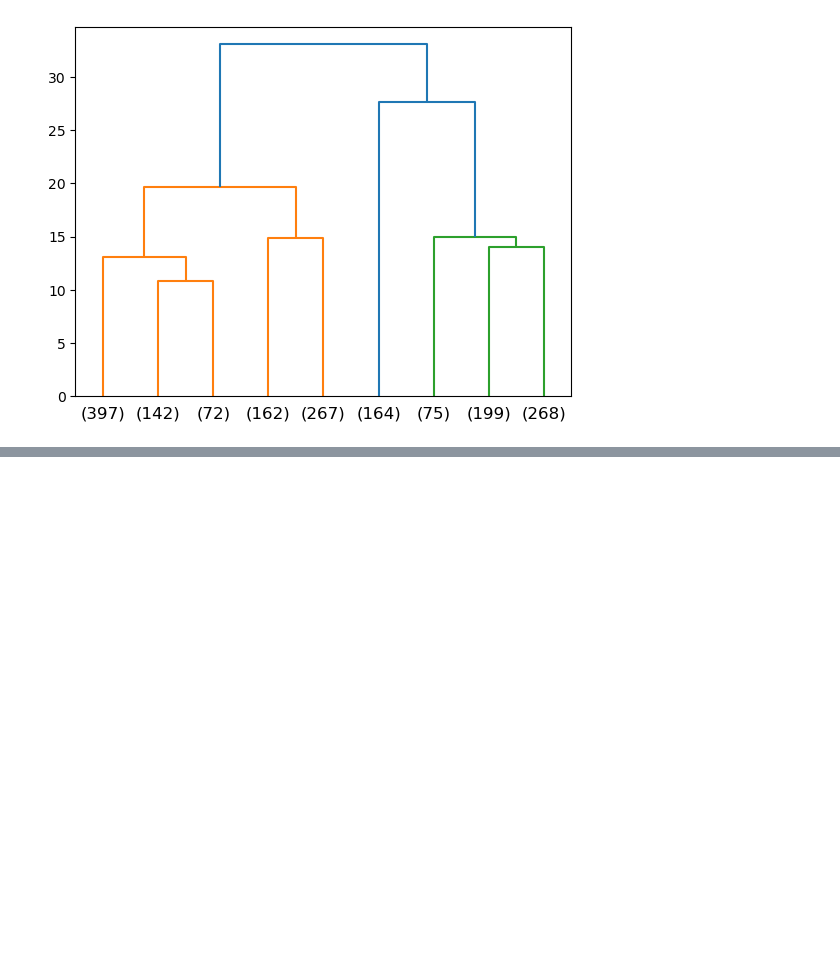
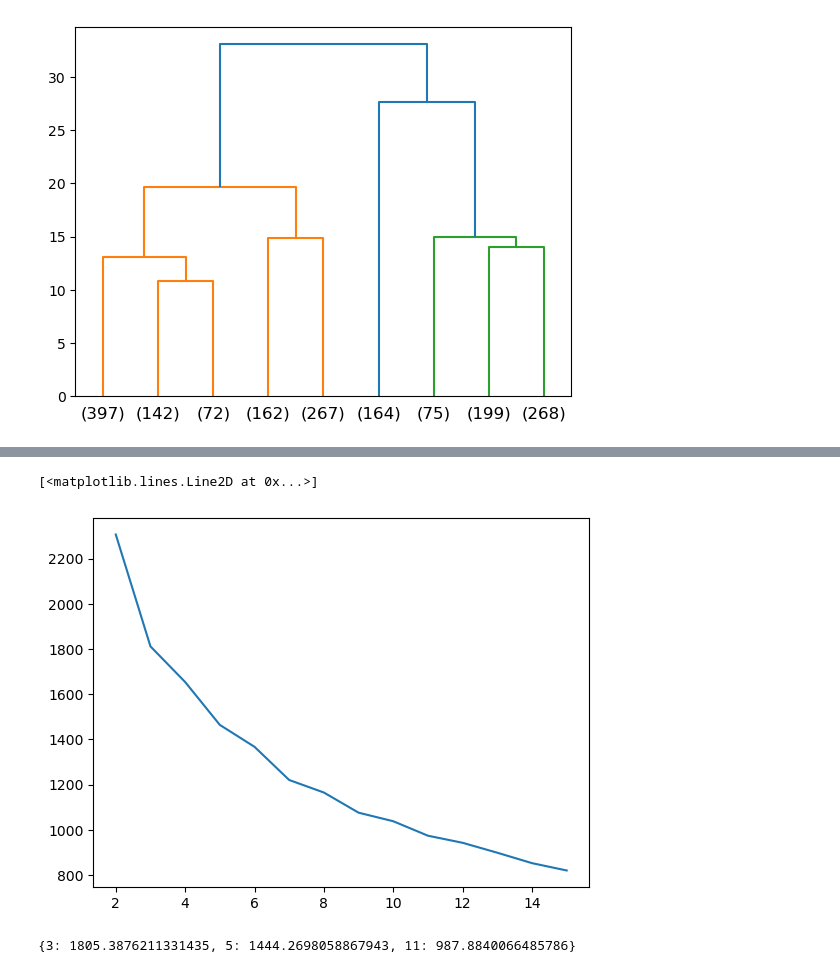
Before and after one commit to HitenDewangan/DataScience-AIML, a Jupyter notebook: Unsupervised Learning/Clustering.ipynb, the cells around one changed output, grey strips where cells are left out. Cells and saved outputs as stored; diff of their text form; code cells hidden in the pictures; blank space fills up the shorter version.

Commit message:
K-means and elbow plot

```diff
--- a/Unsupervised Learning/Clustering.ipynb
+++ b/Unsupervised Learning/Clustering.ipynb
@@ -66,0 +106,2 @@ dend = dendrogram(wardlink,
+# %%
+k_means.fit(data)
@@ -66,0 +114,5 @@ dend = dendrogram(wardlink,
+# %%
+k_means = KMeans(n_clusters=6)
+k_means.fit(data)
+k_means.labels_
+k_means.inertia_
@@ -66,0 +121,7 @@ dend = dendrogram(wardlink,
+# %%
+Inertia = []
+# %%
+for i in range(2, 16):
+    k_means = KMeans(n_clusters=i)
+    k_means.fit(data)
+    Inertia.append(k_means.inertia_)
@@ -66,0 +149,5 @@ dend = dendrogram(wardlink,
+# %%
+plt.plot(range(2, 16), Inertia)
+# %% [output]
+[<matplotlib.lines.Line2D at 0x...>]
+[figure, added]
@@ -66,0 +161,4 @@ dend = dendrogram(wardlink,
+# %%
+KM_i
+# %% [output]
+{3: 1805.3876211331435, 5: 1444.2698058867943, 11: 987.8840066485786}
```
Also changed, not shown: parts of 16 cells of this notebook.
